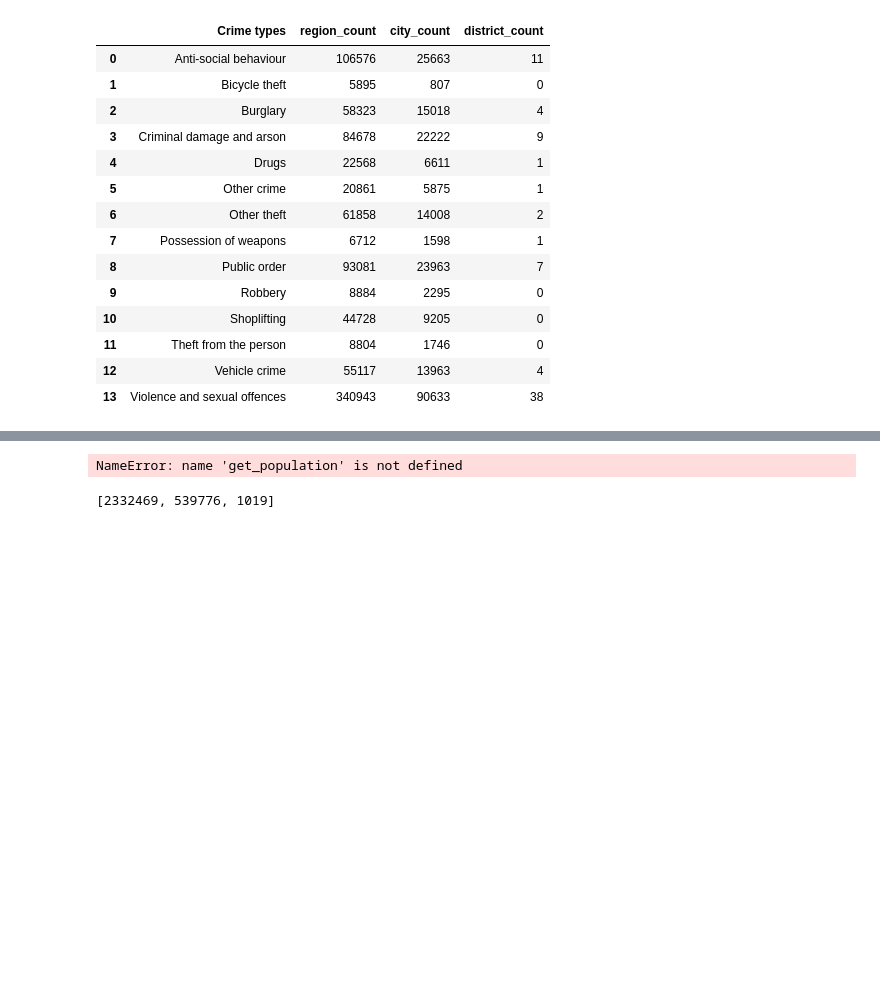
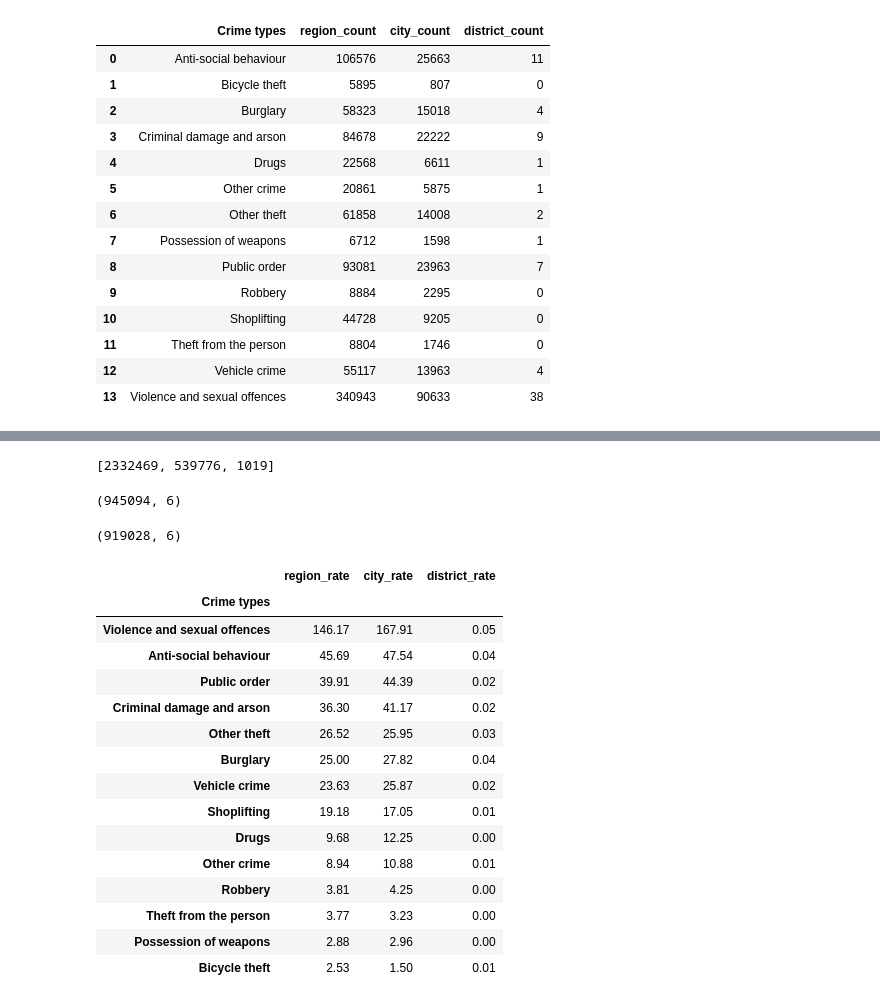
Before and after one commit to BrialFGD/projectUKcrime, a Jupyter notebook: notebooks/plotting_notebook_brial.ipynb, the cells around one changed output, grey strips where cells are left out. Cells and saved outputs as stored; diff of their text form; code cells hidden in the pictures; blank space fills up the shorter version.

```diff
--- a/notebooks/plotting_notebook_brial.ipynb
+++ b/notebooks/plotting_notebook_brial.ipynb
@@ -951,4 +951,4 @@ lsoa_df.head()
 # %%
 region1 = 'West Yorkshire Police'
 city1 = 'Bradford'
-district1 = 'Bradford 001B'
+district1 = 'Bradford 001A'
@@ -1013,7 +1015,5 @@ def plot_relative_crime_rate(region,city = None, crime = None):
 # %%
-region_pop = get_population(region1)
-city_pop = get_population(region1, city1)
+region_pop = get_city_population(region1)
+city_pop = get_city_population(region1, city1)
 district_pop = get_district_population(region1, district1)
-# %% [output]
-NameError: name 'get_population' is not defined
 # %%
@@ -1021,5 +1021,15 @@ NameError: name 'get_population' is not defined
 # %% [output]
 [2332469, 539776, 1019]
+# %%
+wy_df_test = create_area_df(region1)
+wy_df_test.shape
+# %% [output]
+(945094, 6)
+# %%
+wy_df_test = wy_df_test.dropna(subset = ['LSOA name','Crime type'],axis = 0)
+wy_df_test.shape
+# %% [output]
+(919028, 6)
 # %%
 region_crimes_df['region_rate']=crime_count_df['region_count'].apply(lambda x: x/region_pop)
 region_crimes_df['city_rate']=crime_count_df['city_count'].apply(lambda x: x/city_pop)
@@ -1028,0 +1082,20 @@ def get_crime_type_rate(region, region_df, city = None, district = None)
+# %%
+wy_crimes = get_crime_type_rate(region1, city = city1, district = district1)
+wy_crimes
+# %% [output]
+|  | region_rate | city_rate | district_rate |
+| Crime types |  |  |  |
+| Violence and sexual offences | 146.17 | 167.91 | 0.05 |
+| Anti-social behaviour | 45.69 | 47.54 | 0.04 |
+| Public order | 39.91 | 44.39 | 0.02 |
+| Criminal damage and arson | 36.30 | 41.17 | 0.02 |
+| Other theft | 26.52 | 25.95 | 0.03 |
+| Burglary | 25.00 | 27.82 | 0.04 |
+| Vehicle crime | 23.63 | 25.87 | 0.02 |
+| Shoplifting | 19.18 | 17.05 | 0.01 |
+| Drugs | 9.68 | 12.25 | 0.00 |
+| Other crime | 8.94 | 10.88 | 0.01 |
+| Robbery | 3.81 | 4.25 | 0.00 |
+| Theft from the person | 3.77 | 3.23 | 0.00 |
+| Possession of weapons | 2.88 | 2.96 | 0.00 |
+| Bicycle theft | 2.53 | 1.50 | 0.01 |
```
Also changed, not shown: parts of 16 cells of this notebook, 1 other file.
